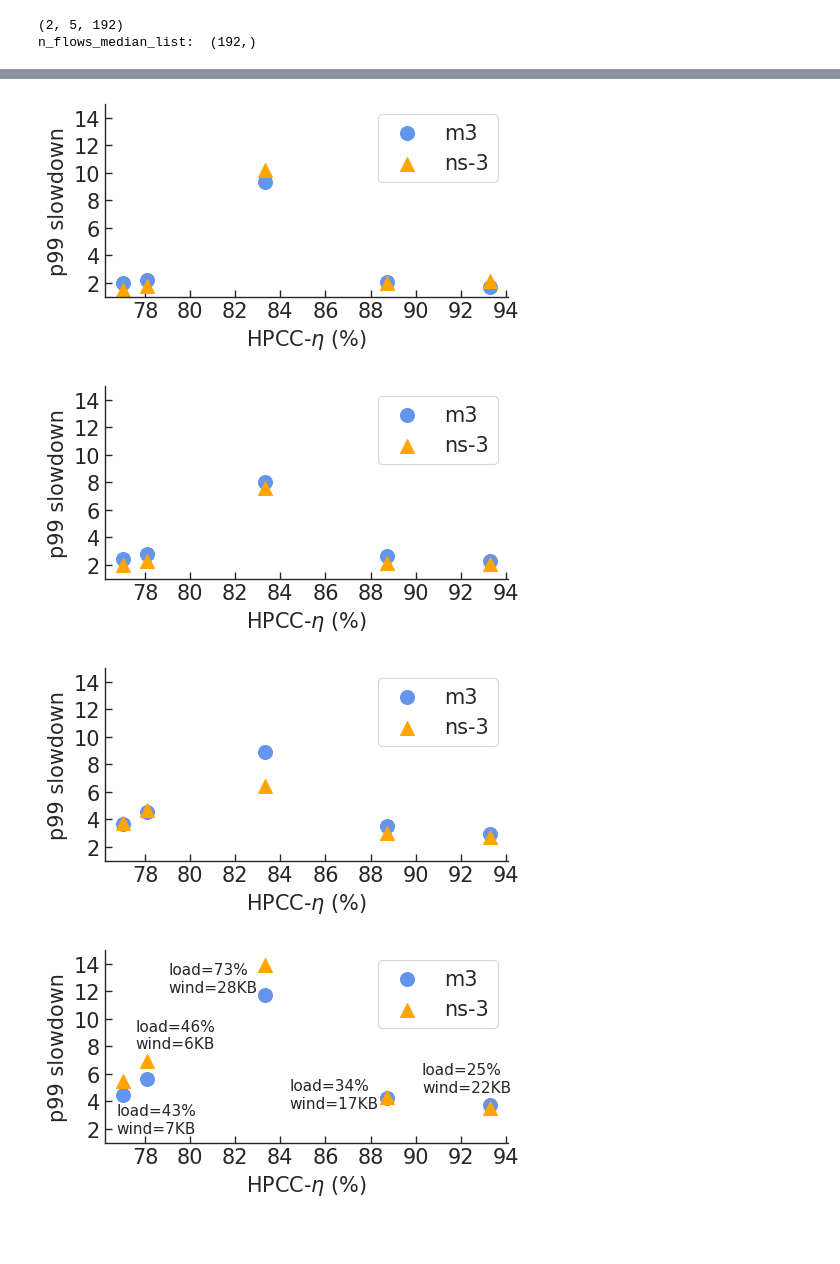
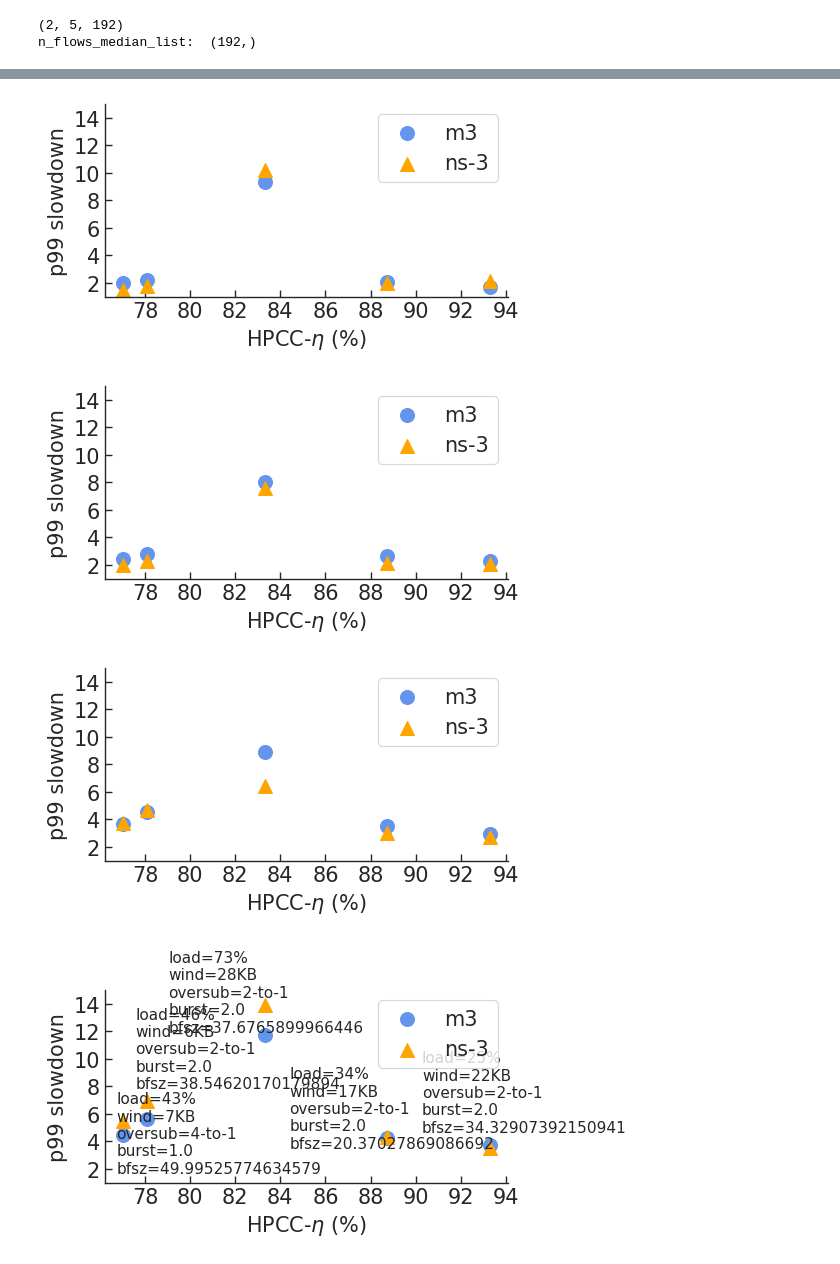
Before and after one commit to uw-polestar/parsimon-eval, a Jupyter notebook: expts/fig_8/analysis/main_counterfactual_size.ipynb, the cells around one changed output, grey strips where cells are left out. Cells and saved outputs as stored; diff of their text form; code cells hidden in the pictures; blank space fills up the shorter version.

```diff
--- a/expts/fig_8/analysis/main_counterfactual_size.ipynb
+++ b/expts/fig_8/analysis/main_counterfactual_size.ipynb
@@ -271,7 +271,10 @@ for i in range(1,5):
         load=f"{int(load*100)}%"
         window=mix["window"]
         window=f"{int(window/1000)}KB"
-        text_tmp=f"load={load}\nwind={window}\n"
+        oversub=file2oversub[mix["cluster"]]
+        burst=mix["lognorm_sigma"]
+        bfsz=mix["bfsz"]
+        text_tmp=f"load={load}\nwind={window}\noversub={oversub}\nburst={burst}\nbfsz={bfsz}\n"
         text_info.append(text_tmp)
     if i!=3:
         text_info=None
@@ -327,7 +330,10 @@ for i in range(1,5):
         load=f"{int(load*100)}%"
         window=mix["window"]
         window=f"{int(window/1000)}KB"
-        text_tmp=f"load={load}\nwind={window}\n"
+        oversub=file2oversub[mix["cluster"]]
+        burst=mix["lognorm_sigma"]
+        bfsz=mix["bfsz"]
+        text_tmp=f"load={load}\nwind={window}\noversub={oversub}\nburst={burst}\nbfsz={bfsz}\n"
         text_info.append(text_tmp)
     if i!=4:
         text_info=None
@@ -353,7 +359,7 @@ None
 (2, 5, 2)
 (5, 2)
 (5, 2)
 [figure]
 [figure]
 [figure]
-[figure, old version]
+[figure, new version]
```
Also changed, not shown: parts of 2 cells of this notebook, 16 other files.
